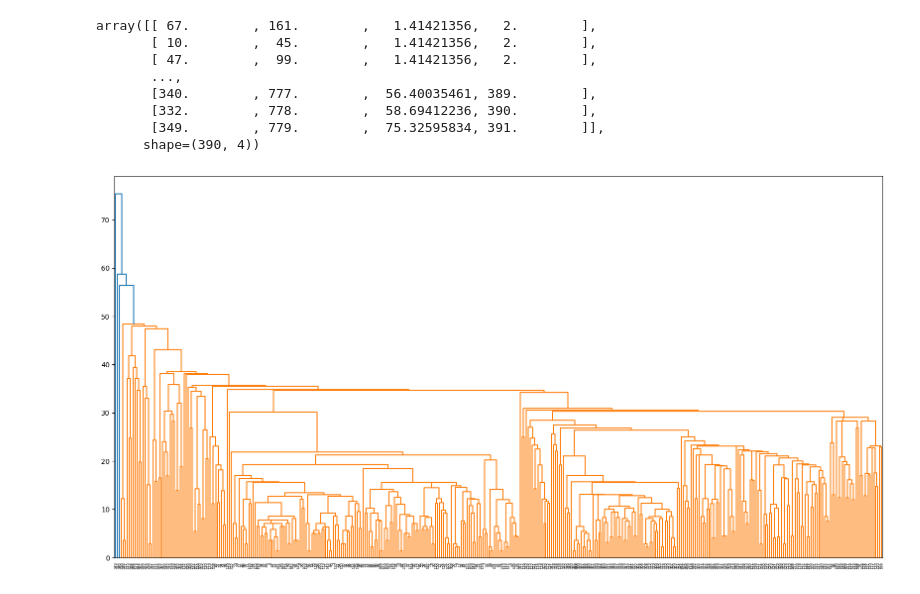
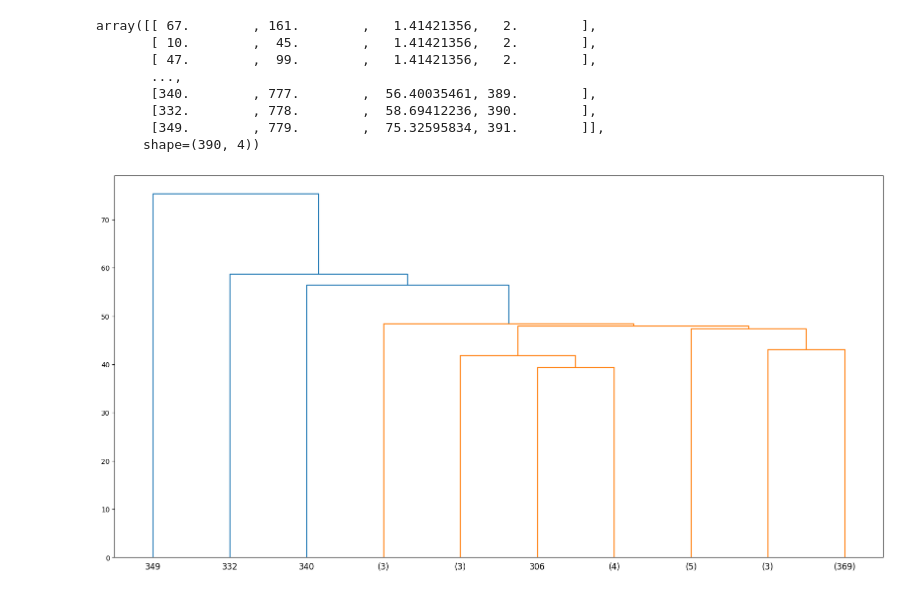
Before and after one commit to DHANA5982/Machine-Learning-with-Python-Lr, a Jupyter notebook: Hierarchical Cluster/Hierarchical Cluster Cars.ipynb, the cells around one changed output. Cells and saved outputs as stored; diff of their text form; code cells hidden in the pictures.

```diff
--- a/Hierarchical Cluster/Hierarchical Cluster Cars.ipynb
+++ b/Hierarchical Cluster/Hierarchical Cluster Cars.ipynb
@@ -100,5 +100,5 @@ sns.scatterplot(data = df, x = 'mpg', y = 'weight', hue = labels, palette= 'viri
 # %%
 model1 =AgglomerativeClustering(n_clusters= None, distance_threshold=0)
 # %%
-lables1 = model.fit_predict(scaled_df)
+lables1 = model1.fit_predict(scaled_df)
 # %%
@@ -105,7 +106,7 @@ lables1 = model.fit_predict(scaled_df)
 from scipy.cluster import hierarchy
 from scipy.cluster.hierarchy import dendrogram
 # %%
-linkage_matrix = hierarchy.linkage(model.children_)
+linkage_matrix = hierarchy.linkage(model1.children_)
 # %%
 linkage_matrix
 # %% [output]
@@ -119,6 +120,6 @@ array([[ 67.        , 161.        ,   1.41421356,   2.        ],
       shape=(390, 4))
 # %%
 plt.figure(figsize=(20, 10))
-dendro = dendrogram(linkage_matrix);
+dendro = dendrogram(linkage_matrix, truncate_mode = 'lastp', p=10);
 # %% [output]
-[figure, old version]
+[figure, new version]
```
Also changed, not shown: parts of 8 cells of this notebook.
